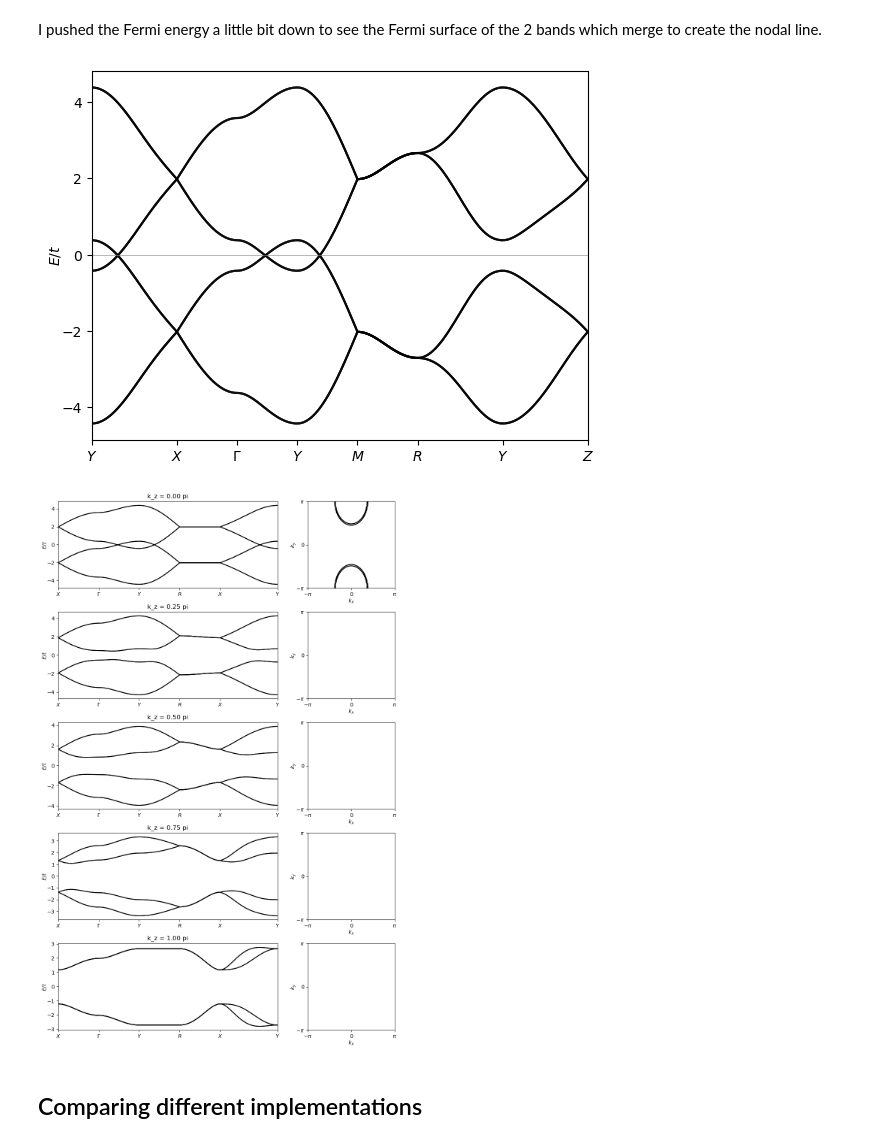
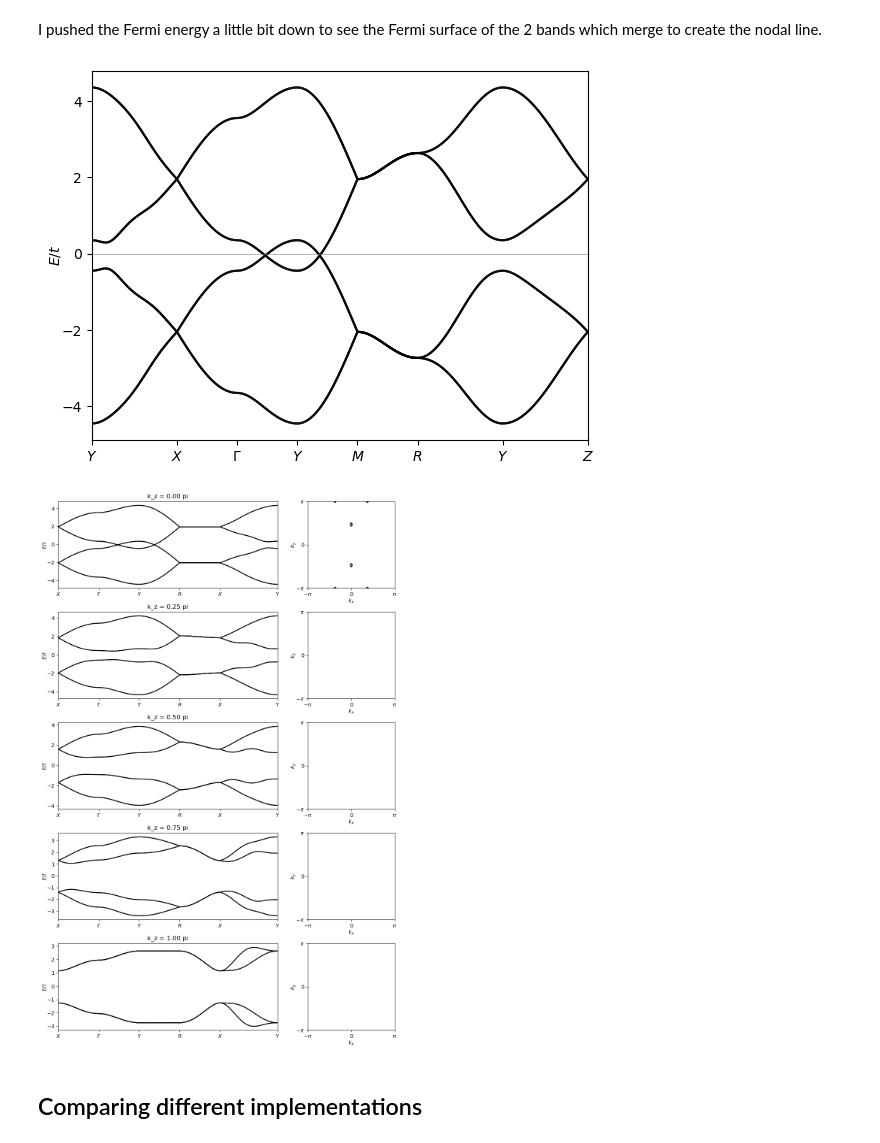
Before and after one commit to dpreuo/alter_surf, a Jupyter notebook: Weyl_CuMnAs.ipynb, the cells around one changed output. Drawn from its saved outputs; the diff is of its cells as text; code cells hidden in the pictures.

```diff
--- a/Weyl_CuMnAs.ipynb
+++ b/Weyl_CuMnAs.ipynb
@@ -57,8 +60,8 @@ H = create_H_CuMnAs_slab(Hparam0)
 I pushed the Fermi energy a little bit down to see the Fermi surface of the 2 bands which merge to create the nodal line.
 # %%
 #Hparam0 = dict(t=0.4, tz=1, Delta0=0.6, Delta1=0.6,Delta3=0.6, mu=-0.05,V_layer_z=1, t2=0.15)
-Hparam0 = dict(t=0.4, tz=1, Delta0=0.6, Delta1=0.6,Delta3=0.6, mu=0.02, lambda2=0.,lambda3=0.) #nodal line #mu=0.05
-#Hparam0 = dict(t=0.4, tz=1, Delta0=0.6, Delta1=0.6,Delta3=0.6 ,mu=0.05, dtpp=0.2) #nice values for Weyl cones
+#Hparam0 = dict(t=0.4, tz=1, Delta0=0.6, Delta1=0.6,Delta3=0.6, mu=0.02, lambda2=0.,lambda3=0.) #nodal line #mu=0.05
+Hparam0 = dict(t=0.4, tz=1, Delta0=0.6, Delta1=0.6,Delta3=0.6 ,mu=0.05, dtpp=0.2) #nice values for Weyl cones
 #Hparam0 = dict(t=0.4, tz=1, Delta0=1.2,Delta1=0.5,Delta3=0.5,mu=0.,V_layer_z=1,t2=-0.3, dt2=0.) #Weyl cones, but mirror broken, at different energy
 
 
@@ -73,35 +76,35 @@ Hparams = dict(**Hparam0,kz=np.linspace(0,np.pi,5)) #np.linspace(0,np.pi,4)
 #Delta1
 
 Hparam_list = blochK.utils.parameters.dict2listofdict(Hparams)
 
 
 
 
 #plotting full 3D bandstructure
 labels = ['Y','X','\\Gamma','Y','M','R','Y','Z']
 
 fig, ax = plt.subplots(1,1)
 H3D.set_params(Hparam0)
 plot_bandstruc(ax,H3D,labels_points_path=labels,cmap='bwr',coloring_operator=H3D.operator.spin)
 ax.axhline(0,color='gray',linewidth=0.4)
 
 
 #plotting kz slices
 labels = ['X',r'\Gamma',"Y","R","X",'Y']
 coloring_operator = H3D_as2D.operator.spin
 cmap = 'bwr'
 fig, axs = plt.subplots(len(Hparam_list),2,gridspec_kw={'width_ratios': [2,1]},figsize=(10,3*len(Hparam_list)))
 
 for Hparam_iter,ax in zip(Hparam_list, axs):
     ax[0].set_title(f'k_z = {Hparam_iter["kz"]/np.pi:.2f} pi')
     H3D_as2D.set_params(Hparam_iter)
     plot_bandstruc(ax[0],H3D_as2D,labels_points_path=labels,cmap=cmap)
     plot_FS(ax[1],H3D_as2D,cmap=cmap,Lk=100,print_filling=False)
 
 plt.tight_layout()
 # %% [output]
-[figure, old version]
+[figure, new version]
-[figure, old version]
+[figure, new version]
 # %% [markdown]
 ## Comparing different implementations
 # %% [markdown]
```
Also changed, not shown: parts of 7 cells of this notebook, 3 other files.
